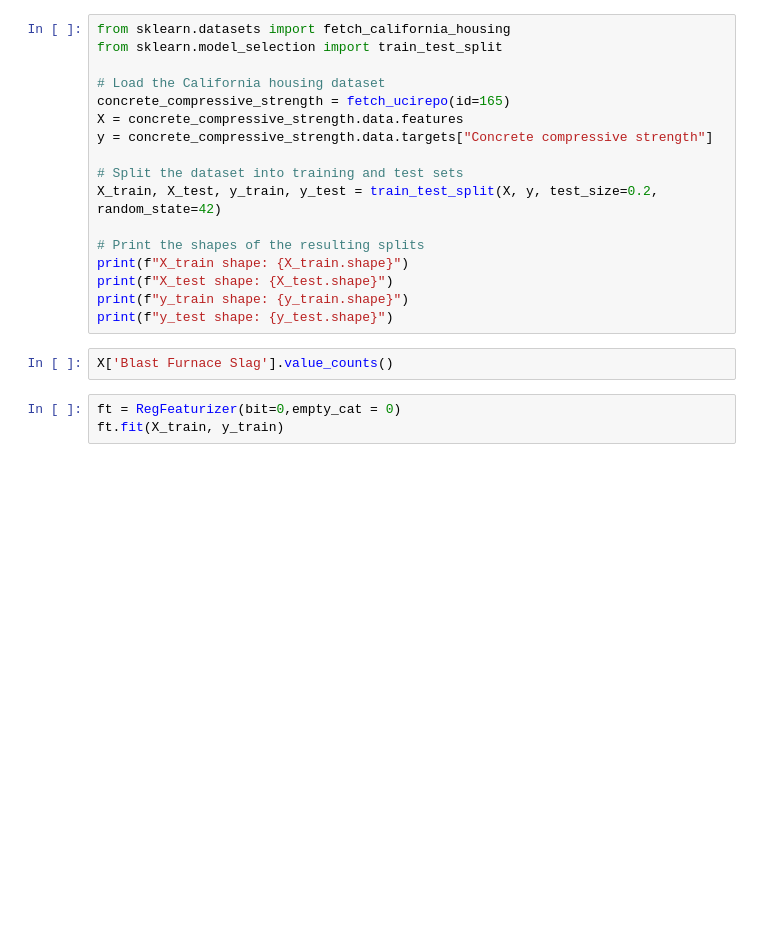
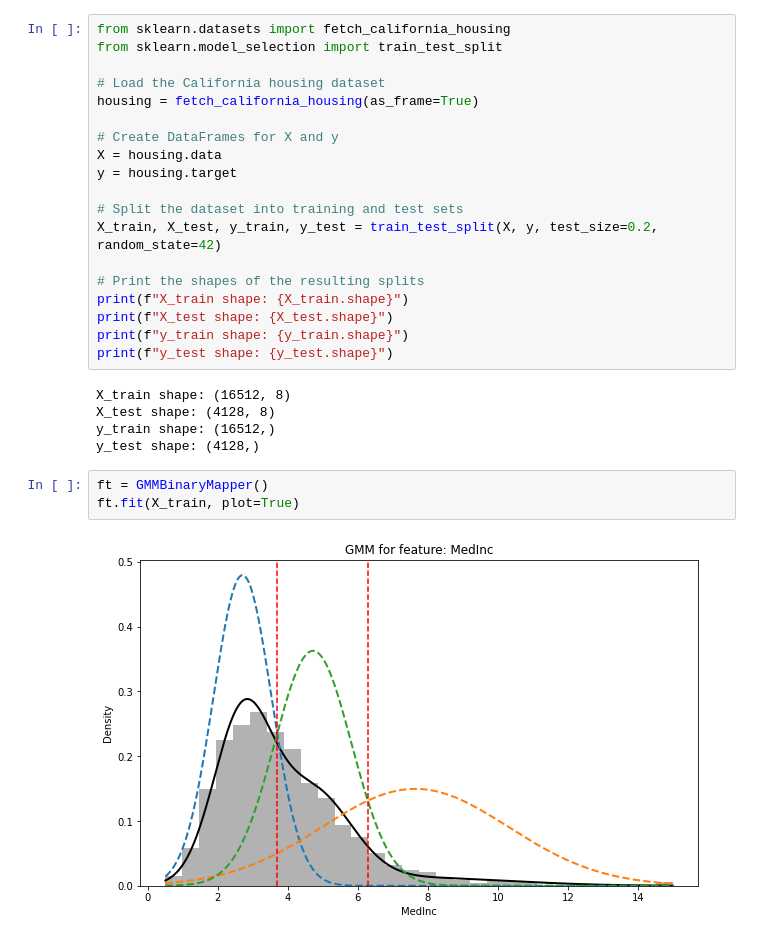
Before and after one commit to mattyshen/adaptiveTTI, a Jupyter notebook: interpretDistill/featurizer_debugger.ipynb, the cells around one changed output. Drawn from its saved outputs; the diff is of its cells as text; blank space fills up the shorter version.

Commit message:
debug GMMBinaryMapper

```diff
--- a/interpretDistill/featurizer_debugger.ipynb
+++ b/interpretDistill/featurizer_debugger.ipynb
@@ -21,9 +158,11 @@ from sklearn.datasets import fetch_california_housing
 from sklearn.model_selection import train_test_split
 
 # Load the California housing dataset
-concrete_compressive_strength = fetch_ucirepo(id=165)
-X = concrete_compressive_strength.data.features
-y = concrete_compressive_strength.data.targets["Concrete compressive strength"]
+housing = fetch_california_housing(as_frame=True)
+
+# Create DataFrames for X and y
+X = housing.data
+y = housing.target
 
 # Split the dataset into training and test sets
 X_train, X_test, y_train, y_test = train_test_split(X, y, test_size=0.2, random_state=42)
@@ -33,8 +172,13 @@ print(f"X_train shape: {X_train.shape}")
 print(f"X_test shape: {X_test.shape}")
 print(f"y_train shape: {y_train.shape}")
 print(f"y_test shape: {y_test.shape}")
+# %% [output]
+X_train shape: (16512, 8)
+X_test shape: (4128, 8)
+y_train shape: (16512,)
+y_test shape: (4128,)
-# %%
-X['Blast Furnace Slag'].value_counts()
 # %%
-ft = RegFeaturizer(bit=0,empty_cat = 0)
-ft.fit(X_train, y_train)
+ft = GMMBinaryMapper()
+ft.fit(X_train, plot=True)
+# %% [output]
+[figure, added]
```
Also changed, not shown: parts of 7 cells of this notebook, 2 other files.
